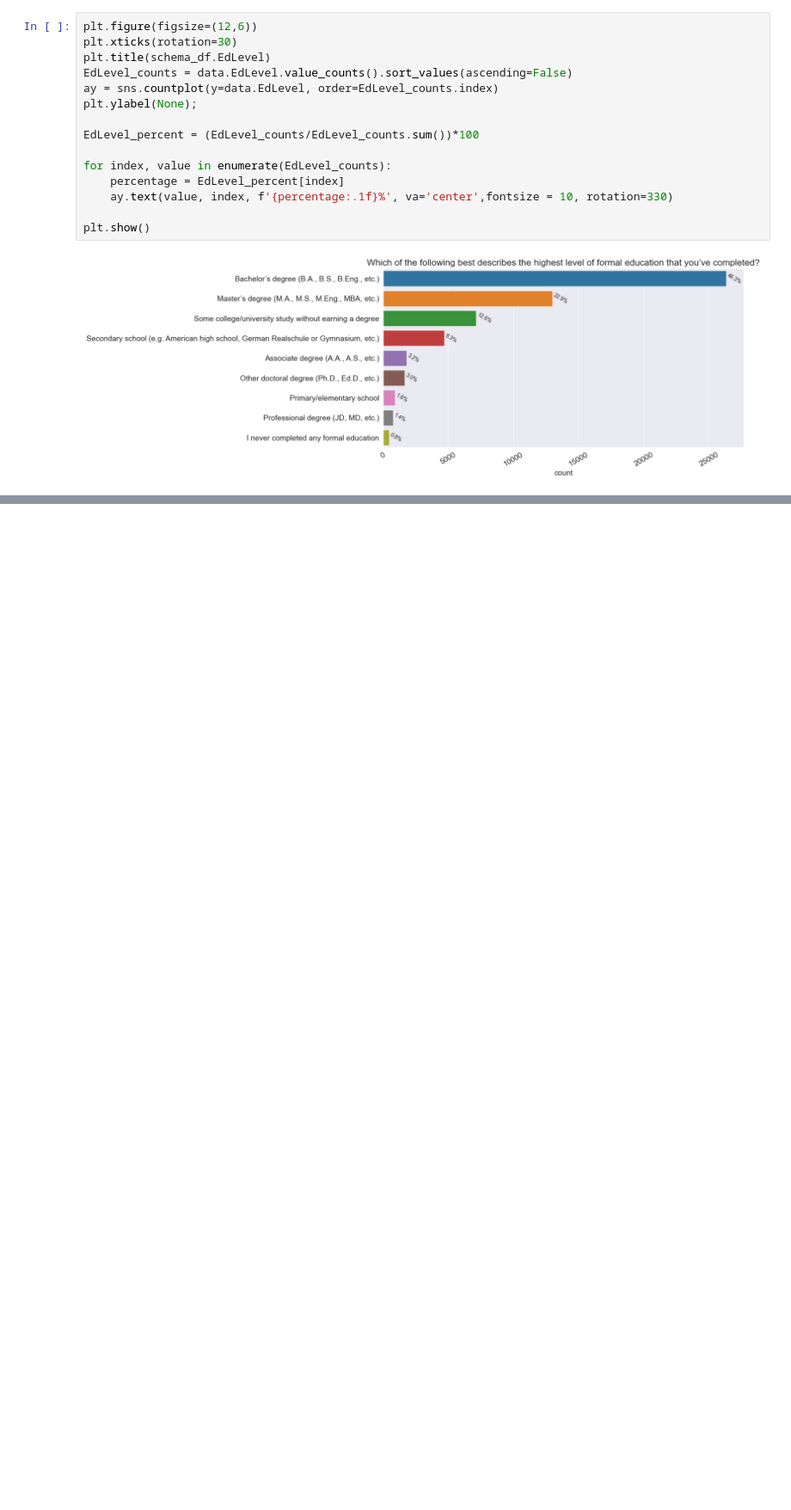
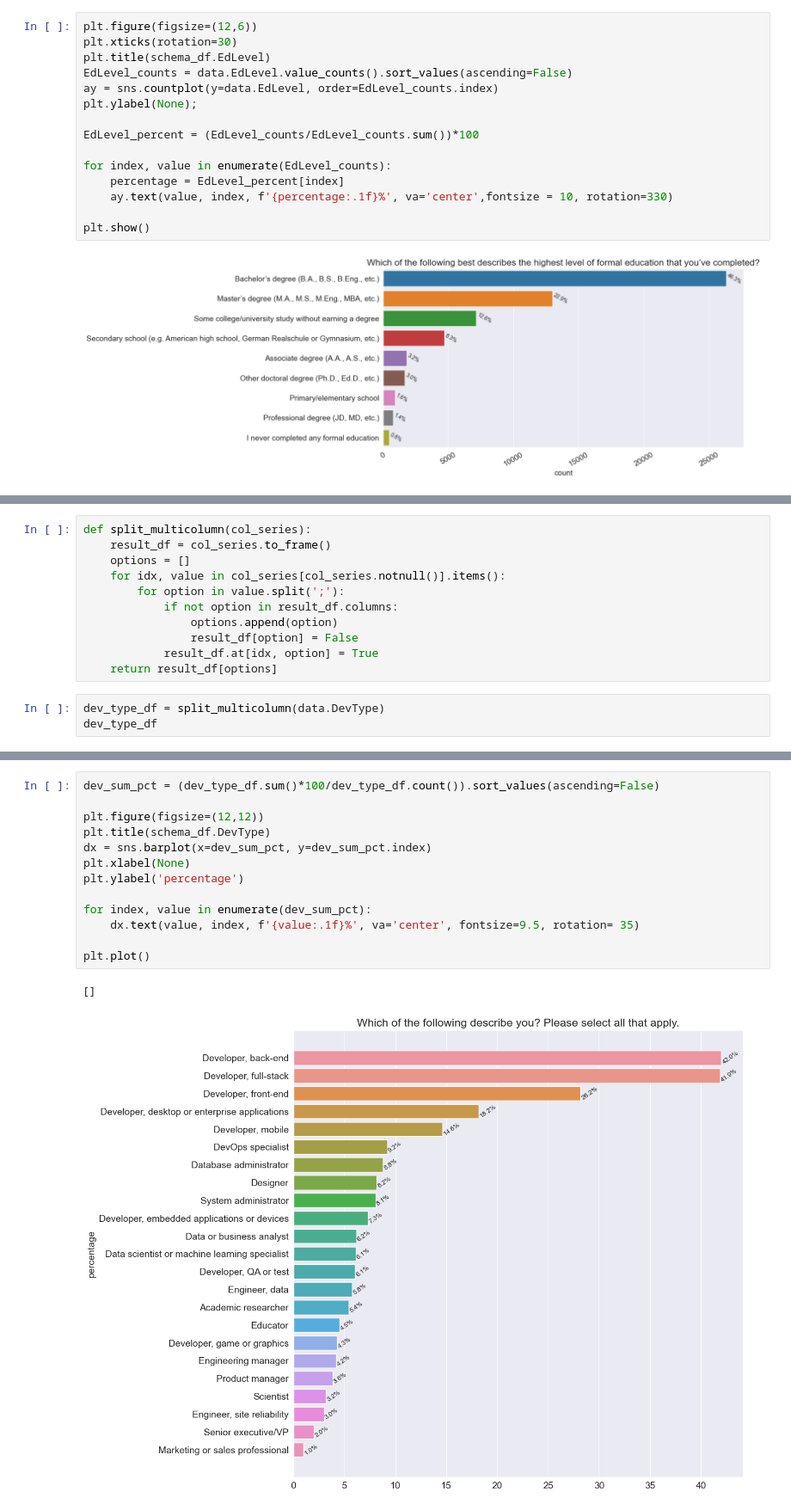
Before and after one commit to felipeyounan/stack-overflow-developer-survey-2020, a Jupyter notebook: main.ipynb, the cells around one changed output, grey strips where cells are left out. Shown at 86% size. Drawn from its saved outputs; the diff is of its cells as text; blank space fills up the shorter version.

```diff
--- a/main.ipynb
+++ b/main.ipynb
@@ -263,0 +329,14 @@ plt.plot()
+# %%
+def split_multicolumn(col_series):
+    result_df = col_series.to_frame()
+    options = []
+    for idx, value in col_series[col_series.notnull()].items():
+        for option in value.split(';'):
+            if not option in result_df.columns:
+                options.append(option)
+                result_df[option] = False
+            result_df.at[idx, option] = True
+    return result_df[options]
+# %%
+dev_type_df = split_multicolumn(data.DevType)
+dev_type_df
@@ -263,0 +357,16 @@ plt.plot()
+# %%
+dev_sum_pct = (dev_type_df.sum()*100/dev_type_df.count()).sort_values(ascending=False)
+
+plt.figure(figsize=(12,12))
+plt.title(schema_df.DevType)
+dx = sns.barplot(x=dev_sum_pct, y=dev_sum_pct.index)
+plt.xlabel(None)
+plt.ylabel('percentage')
+
+for index, value in enumerate(dev_sum_pct):
+    dx.text(value, index, f'{value:.1f}%', va='center', fontsize=9.5, rotation= 35)
+
+plt.plot()
+# %% [output]
+[]
+[figure, added]
```
Also changed, not shown: parts of 9 cells of this notebook.
